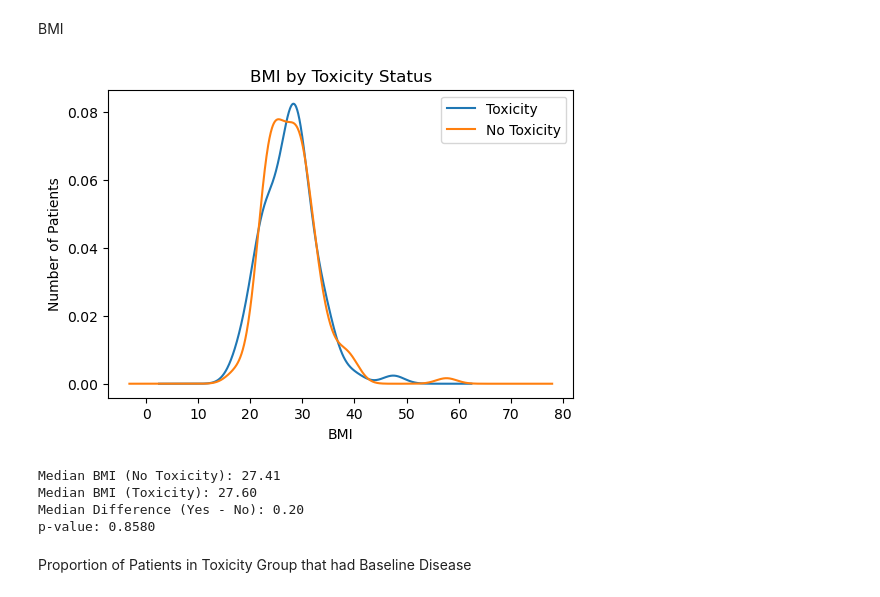
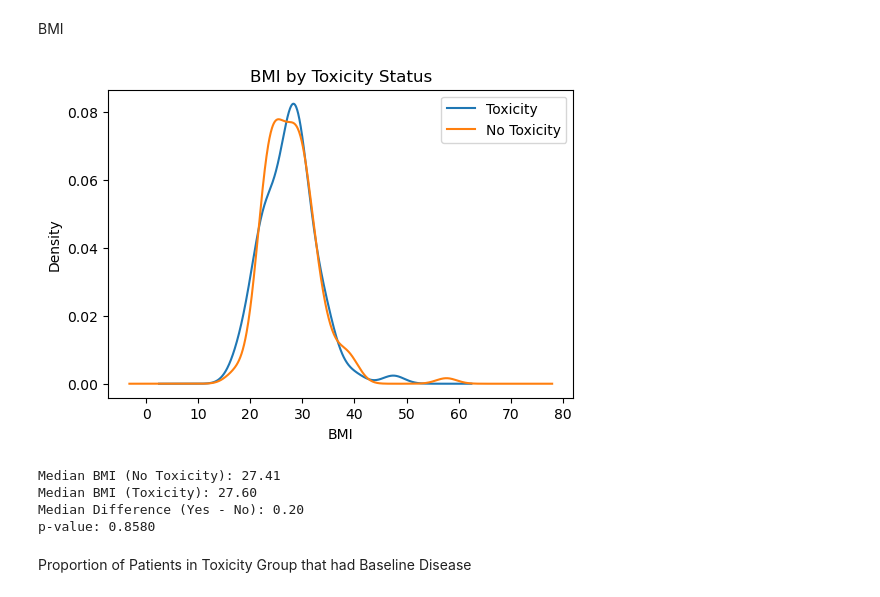
Before and after one commit to kstatham402/170A_Capstone_Project, a Jupyter notebook: notebooks/descriptive_visuals.ipynb, the cells around one changed output. Cells and saved outputs as stored; diff of their text form; code cells hidden in the pictures.

```diff
--- a/notebooks/descriptive_visuals.ipynb
+++ b/notebooks/descriptive_visuals.ipynb
@@ -177,35 +177,35 @@ tox_bmi = df[df['at_risk'] == 1]['bmi']
 no_tox_bmi = df[df['at_risk'] == 0]['bmi']
 
 tox_bmi.dropna().plot(kind='density', figsize=(6,4), label='Toxicity')
 no_tox_bmi.dropna().plot(kind='density', figsize=(6,4), label='No Toxicity')
 
 plt.xlabel('BMI')
-plt.ylabel('Number of Patients')
+plt.ylabel('Density')
 plt.title('BMI by Toxicity Status')
 plt.legend()
 
 plt.show()
 
 bmi_summary = df.groupby('at_risk')['bmi'].median()
 median_no = bmi_summary[0]
 median_yes = bmi_summary[1]
 
 median_diff = median_yes - median_no
 
 print(f"Median BMI (No Toxicity): {median_no:.2f}")
 print(f"Median BMI (Toxicity): {median_yes:.2f}")
 print(f"Median Difference (Yes - No): {median_diff:.2f}")
 
 from scipy.stats import mannwhitneyu
 
 bmi_no = df[df['at_risk'] == 0]['bmi'].dropna()
 bmi_yes = df[df['at_risk'] == 1]['bmi'].dropna()
 
 stat, pval = mannwhitneyu(bmi_yes, bmi_no, alternative='two-sided')
 
 print(f"p-value: {pval:.4f}")
 # %% [output]
-[figure, old version]
+[figure, new version]
 Median BMI (No Toxicity): 27.41
 Median BMI (Toxicity): 27.60
 Median Difference (Yes - No): 0.20
```
Also changed, not shown: parts of 20 cells of this notebook.
